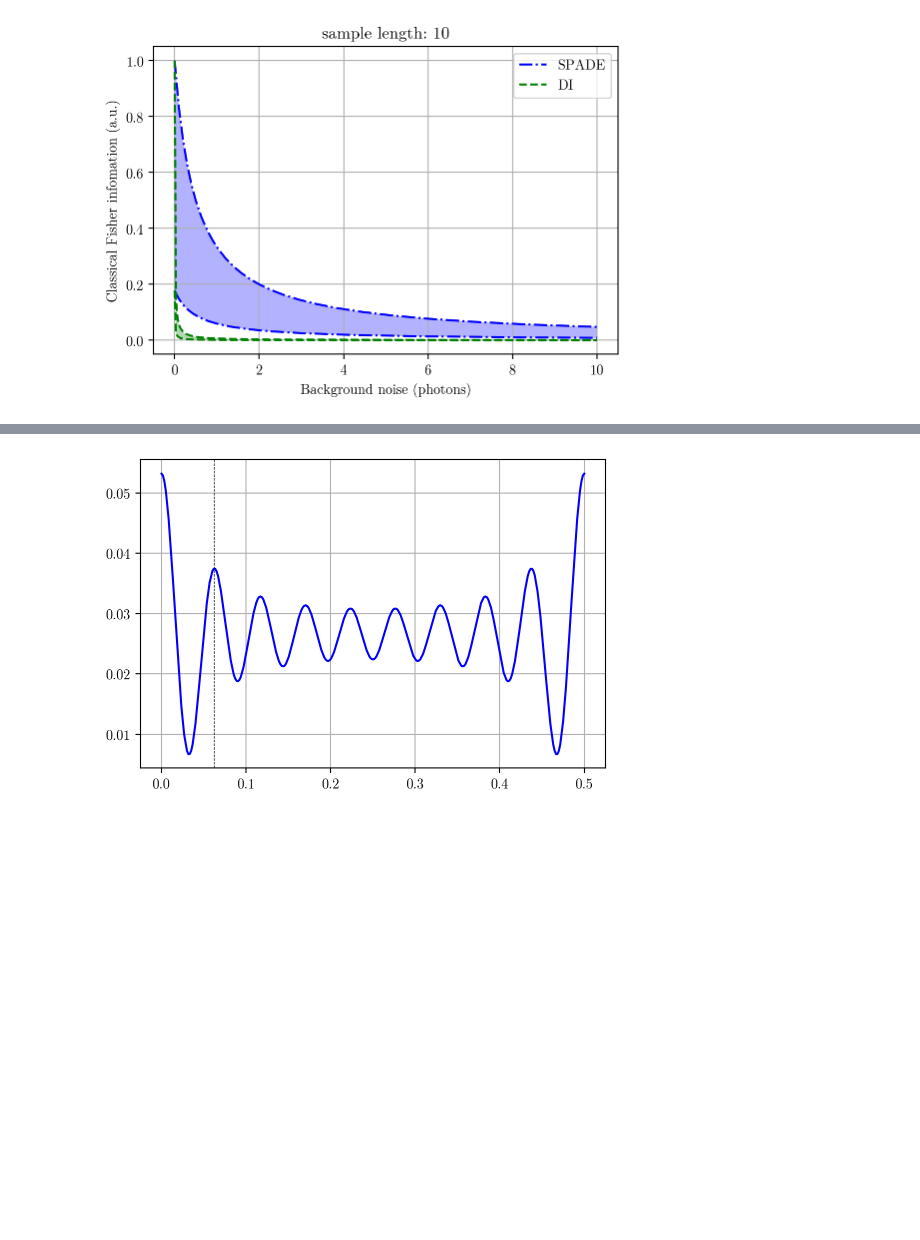
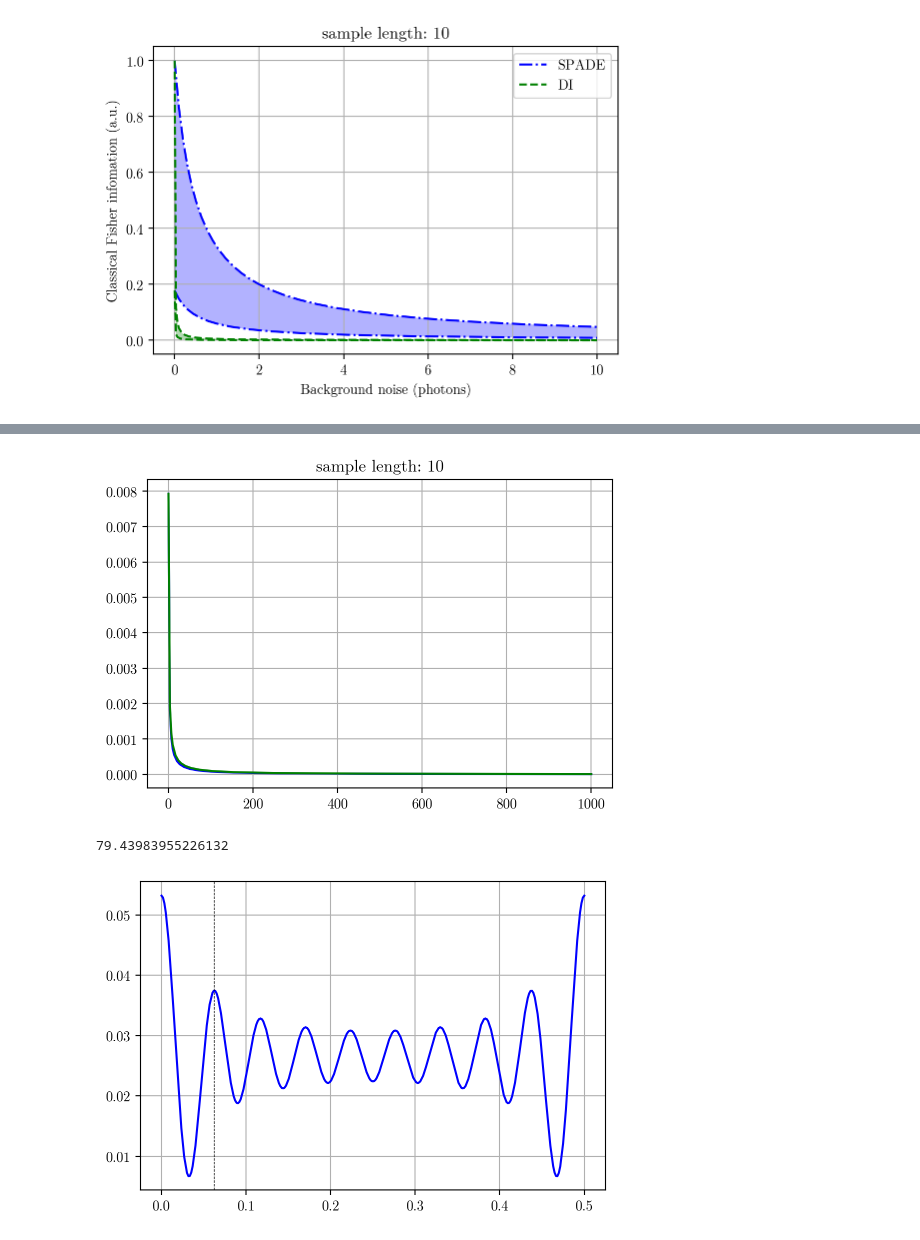
Before and after one commit to huchaoning/freqest-draft, a Jupyter notebook: 1.ipynb, the cells around one changed output, grey strips where cells are left out. Drawn from its saved outputs; the diff is of its cells as text; code cells hidden in the pictures; blank space fills up the shorter version.

```diff
--- a/1.ipynb
+++ b/1.ipynb
@@ -101,3 +146,12 @@ plt.show()
+# %%
+plot(x, spade_fi(0.06253, 1, x/2), title='sample length: 10')
+plot(x, di_fi(0.06253, 1, x/200), title='sample length: 10')
+# %% [output]
+[figure, added]
+# %%
+e**4.375
+# %% [output]
+79.43983955226132
 # %%
 plot((0, 0.5), lambda f: FisherInformation([0.01*sigma], f, N=10)[0])
 axline(v=0.062)
```
Also changed, not shown: parts of 11 cells of this notebook.
